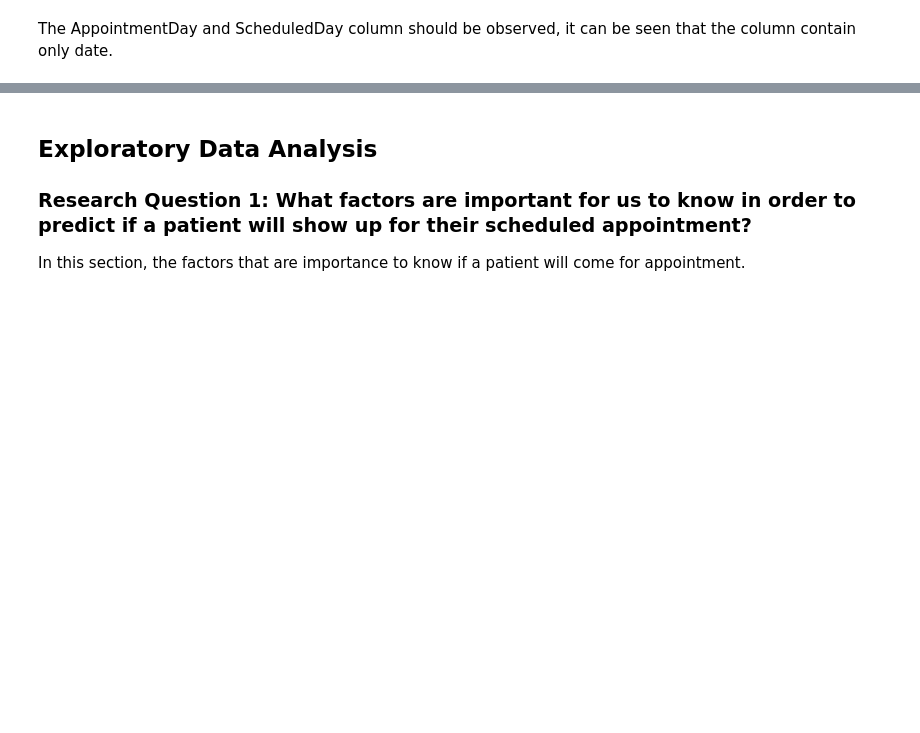
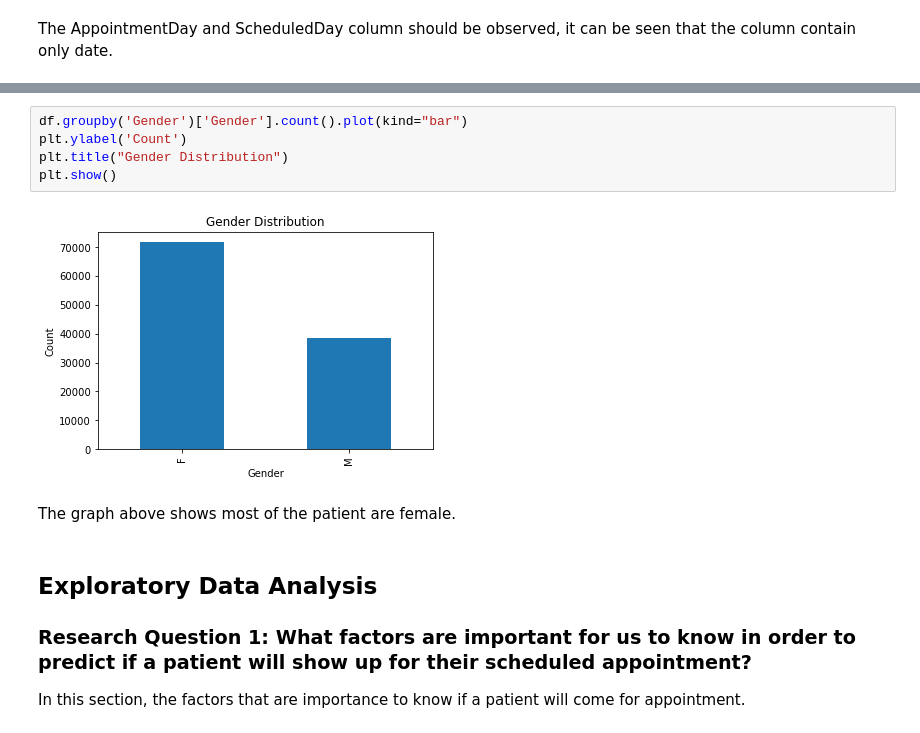
Before and after one commit to jelade/Udacity-Project, a Jupyter notebook: Udacity_project1.ipynb, the cells around one changed output, grey strips where cells are left out. Cells and saved outputs as stored; diff of their text form; blank space fills up the shorter version.

```diff
--- a/Udacity_project1.ipynb
+++ b/Udacity_project1.ipynb
@@ -192,3 +205,12 @@ The AppointmentDay and ScheduledDay column should be observed, it can be seen th
+# %%
+df.groupby('Gender')['Gender'].count().plot(kind="bar")
+plt.ylabel('Count')
+plt.title("Gender Distribution")
+plt.show()
+# %% [output]
+[figure, added]
+# %% [markdown]
+The graph above shows most of the patient are female.
 # %% [markdown]
 <a id='eda'></a>
 ## Exploratory Data Analysis
```
Also changed, not shown: parts of 6 cells of this notebook.
